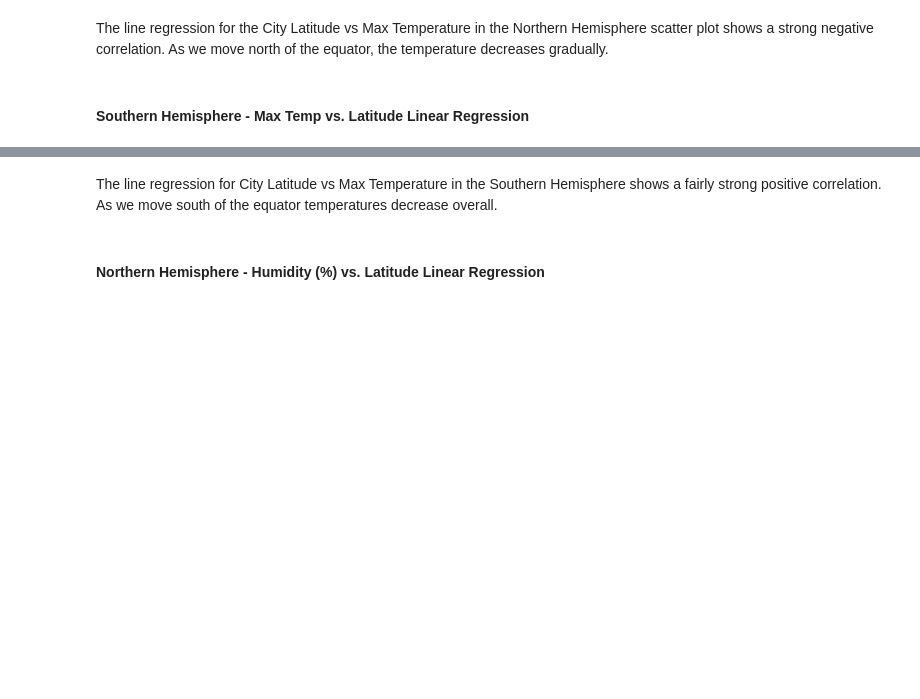
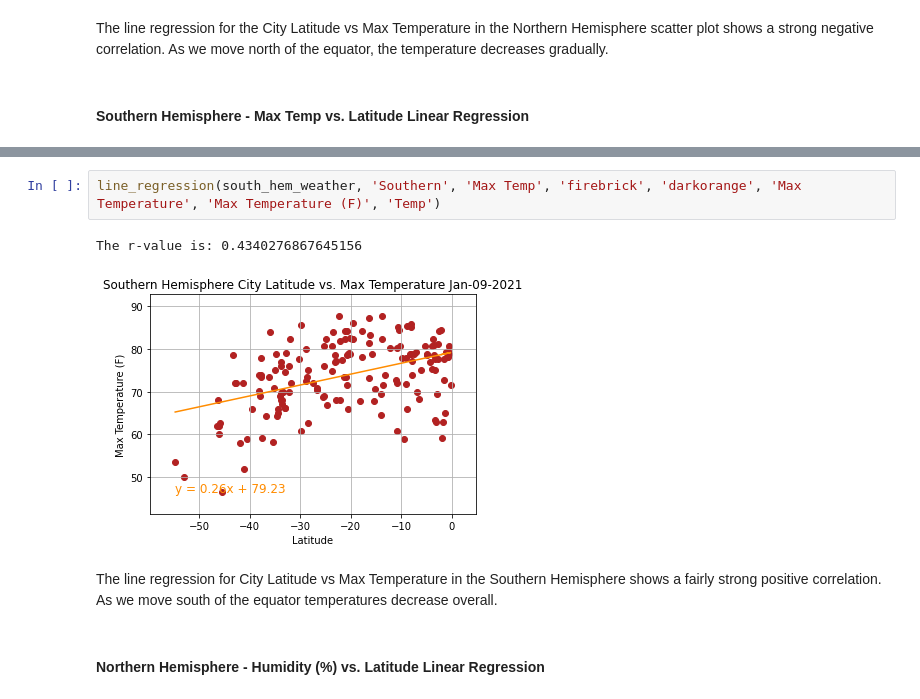
Before and after one commit to pspitzer86/Python-API-Challenge, a Jupyter notebook: WeatherPy/WeatherPy.ipynb, the cells around one changed output, grey strips where cells are left out. Drawn from its saved outputs; the diff is of its cells as text; blank space fills up the shorter version.

```diff
--- a/WeatherPy/WeatherPy.ipynb
+++ b/WeatherPy/WeatherPy.ipynb
@@ -456,3 +424,8 @@ The r-value is: 0.5177822704685805
+# %%
+line_regression(south_hem_weather, 'Southern', 'Max Temp', 'firebrick', 'darkorange', 'Max Temperature', 'Max Temperature (F)', 'Temp')
+# %% [output]
+The r-value is: 0.4340276867645156
+[figure, added]
 # %% [markdown]
 The line regression for City Latitude vs Max Temperature in the Southern Hemisphere shows a fairly strong positive correlation.  As we move south of the equator temperatures decrease overall.
 # %% [markdown]
```
Also changed, not shown: parts of 27 cells of this notebook, 31 other files.
